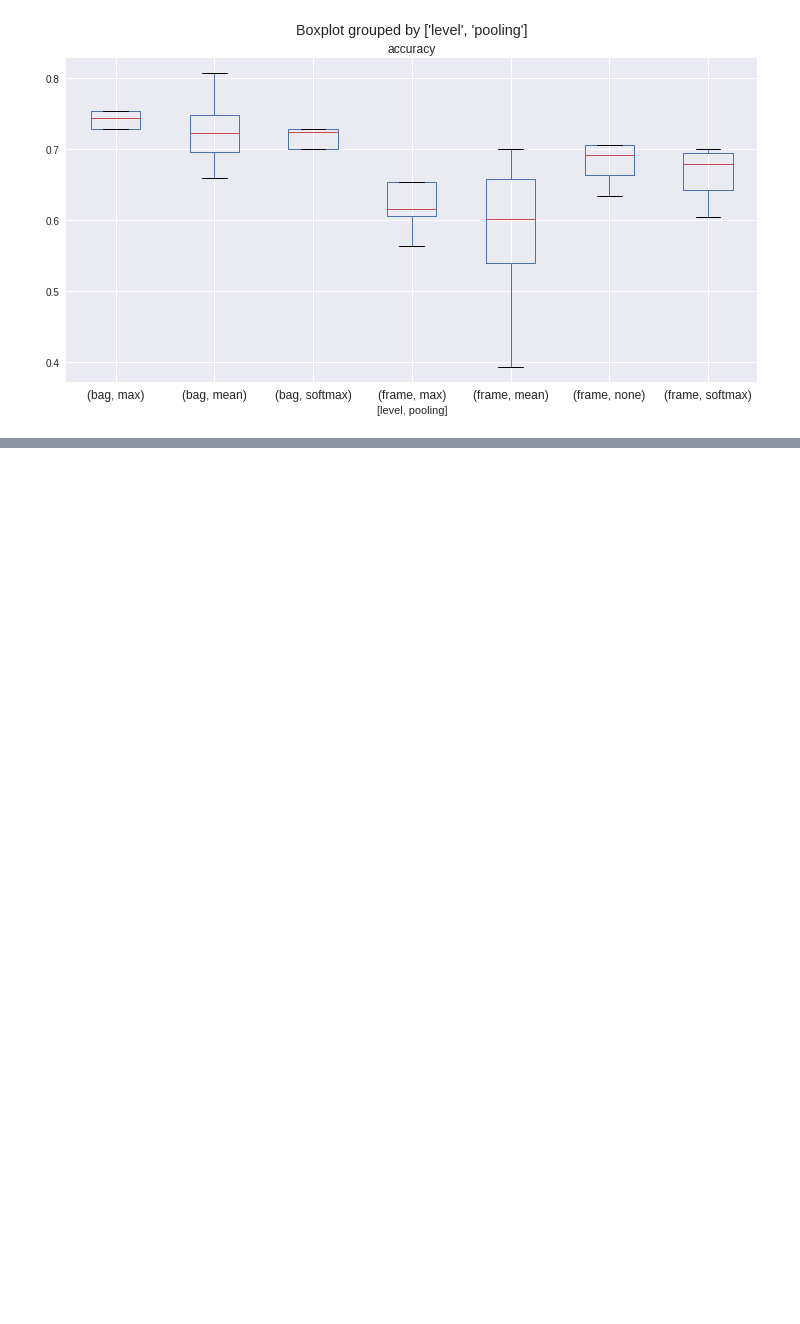
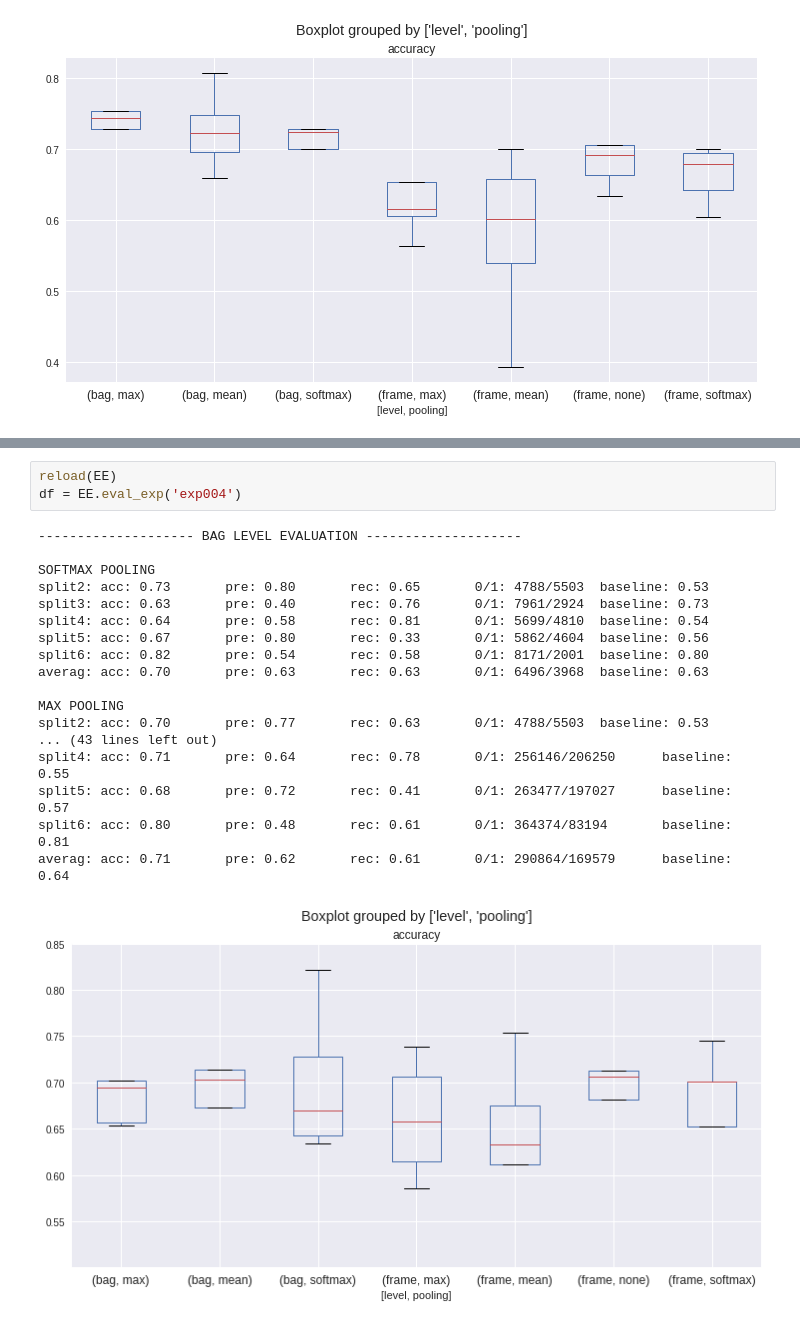
Before and after one commit to bmcfee/miasma, a Jupyter notebook: notebooks/eval.ipynb, the cells around one changed output, grey strips where cells are left out. Saved outputs shown, nothing was run; the diff lists cells and outputs as text; blank space fills up the shorter version.

```diff
--- a/notebooks/eval.ipynb
+++ b/notebooks/eval.ipynb
@@ -43,0 +50,22 @@ averag: acc: 0.69       pre: 0.57       rec: 0.65       0/1: 290864/169579
+# %%
+reload(EE)
+df = EE.eval_exp('exp004')
+# %% [output]
+-------------------- BAG LEVEL EVALUATION --------------------
+
+SOFTMAX POOLING
+split2: acc: 0.73       pre: 0.80       rec: 0.65       0/1: 4788/5503  baseline: 0.53
+split3: acc: 0.63       pre: 0.40       rec: 0.76       0/1: 7961/2924  baseline: 0.73
+split4: acc: 0.64       pre: 0.58       rec: 0.81       0/1: 5699/4810  baseline: 0.54
+split5: acc: 0.67       pre: 0.80       rec: 0.33       0/1: 5862/4604  baseline: 0.56
+split6: acc: 0.82       pre: 0.54       rec: 0.58       0/1: 8171/2001  baseline: 0.80
+averag: acc: 0.70       pre: 0.63       rec: 0.63       0/1: 6496/3968  baseline: 0.63
+
+MAX POOLING
+split2: acc: 0.70       pre: 0.77       rec: 0.63       0/1: 4788/5503  baseline: 0.53
+... (43 lines left out)
+split4: acc: 0.71       pre: 0.64       rec: 0.78       0/1: 256146/206250      baseline: 0.55
+split5: acc: 0.68       pre: 0.72       rec: 0.41       0/1: 263477/197027      baseline: 0.57
+split6: acc: 0.80       pre: 0.48       rec: 0.61       0/1: 364374/83194       baseline: 0.81
+averag: acc: 0.71       pre: 0.62       rec: 0.61       0/1: 290864/169579      baseline: 0.64
+[figure, added]
```
Also changed, not shown: parts of 1 cell of this notebook.
